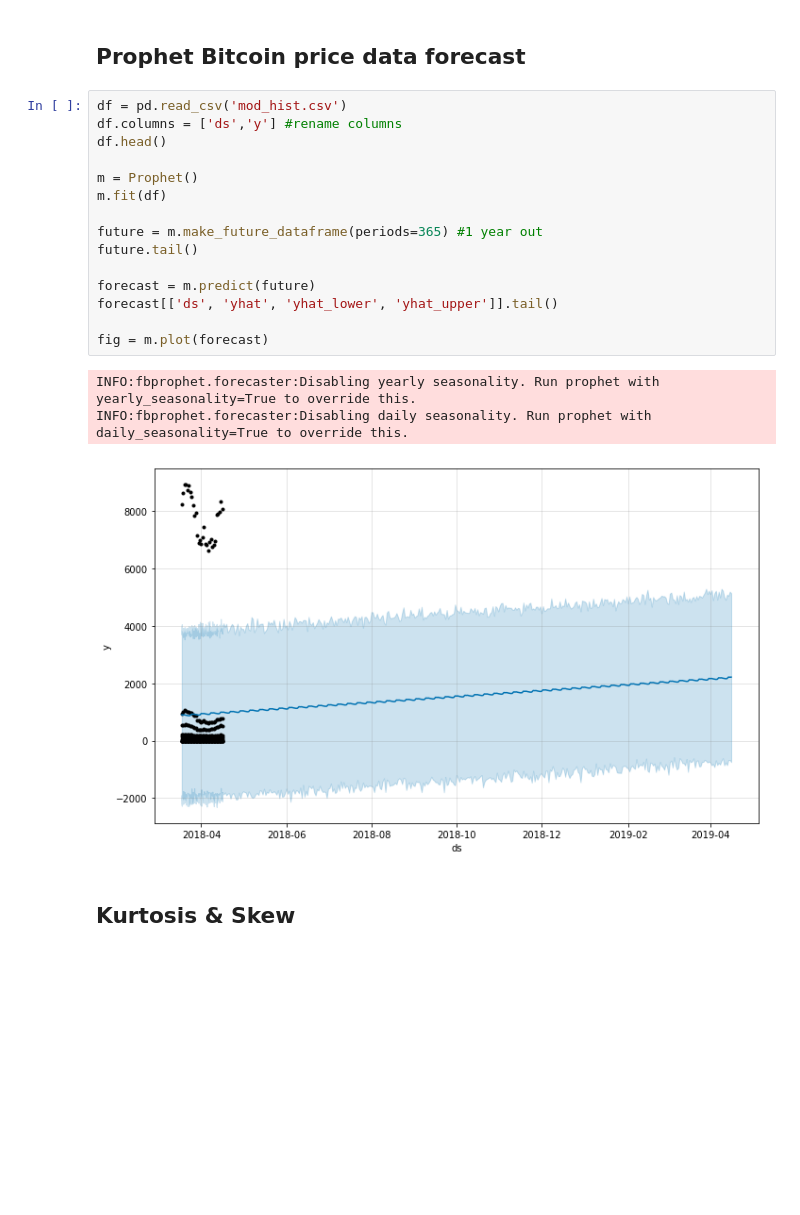
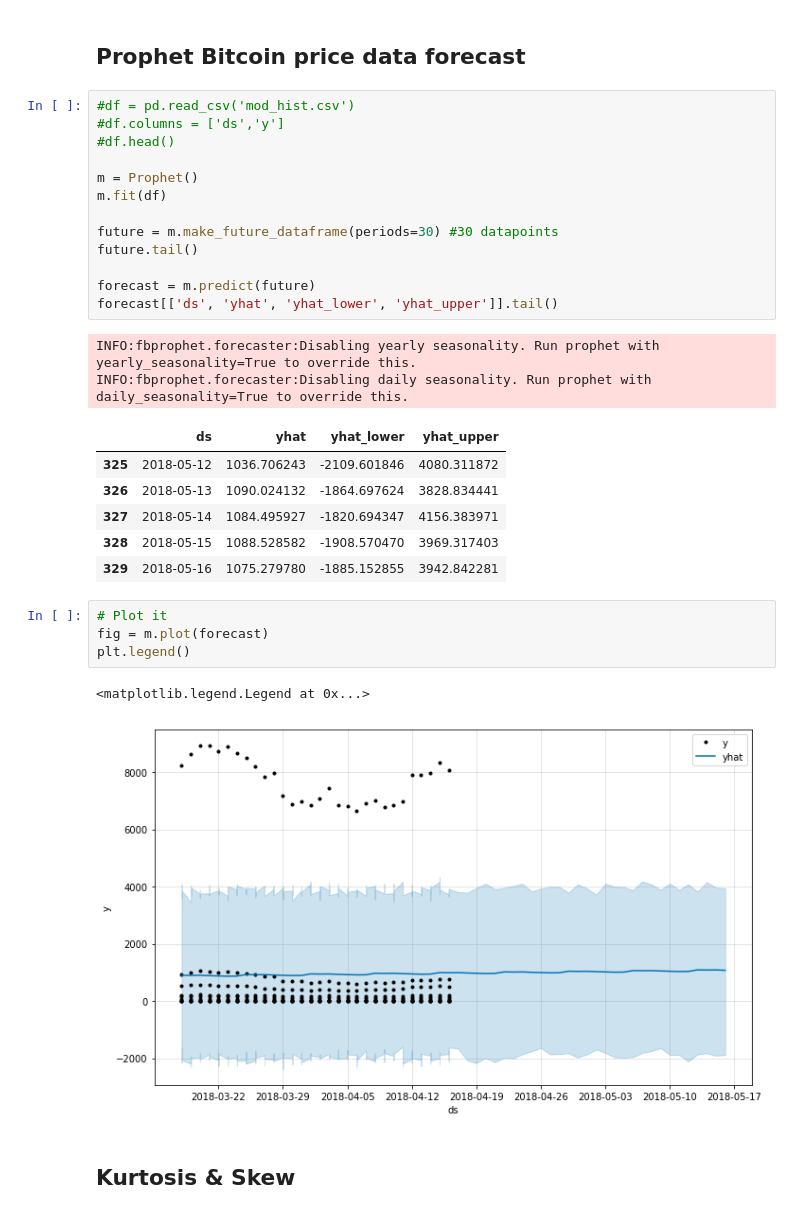
Before and after one commit to isatobo/it_prophet_quickstart, a Jupyter notebook: Notebook1.ipynb, the cells around one changed output. Drawn from its saved outputs; the diff is of its cells as text; blank space fills up the shorter version.

```diff
--- a/Notebook1.ipynb
+++ b/Notebook1.ipynb
@@ -39,24 +40,34 @@ plt.show()
 # %% [markdown]
 ## Prophet Bitcoin price data forecast
 # %%
-df = pd.read_csv('mod_hist.csv')
-df.columns = ['ds','y'] #rename columns
-df.head()
+#df = pd.read_csv('mod_hist.csv')
+#df.columns = ['ds','y']
+#df.head()
 
 m = Prophet()
 m.fit(df)
 
-future = m.make_future_dataframe(periods=365) #1 year out
+future = m.make_future_dataframe(periods=30) #30 datapoints
 future.tail()
 
 forecast = m.predict(future)
 forecast[['ds', 'yhat', 'yhat_lower', 'yhat_upper']].tail()
-
-fig = m.plot(forecast)
 # %% [output]
 INFO:fbprophet.forecaster:Disabling yearly seasonality. Run prophet with yearly_seasonality=True to override this.
 INFO:fbprophet.forecaster:Disabling daily seasonality. Run prophet with daily_seasonality=True to override this.
-[figure, removed]
+|  | ds | yhat | yhat_lower | yhat_upper |
+| 325 | 2018-05-12 | 1036.706243 | -2109.601846 | 4080.311872 |
+| 326 | 2018-05-13 | 1090.024132 | -1864.697624 | 3828.834441 |
+| 327 | 2018-05-14 | 1084.495927 | -1820.694347 | 4156.383971 |
+| 328 | 2018-05-15 | 1088.528582 | -1908.570470 | 3969.317403 |
+| 329 | 2018-05-16 | 1075.279780 | -1885.152855 | 3942.842281 |
+# %%
+# Plot it
+fig = m.plot(forecast)
+plt.legend()
+# %% [output]
+<matplotlib.legend.Legend at 0x...>
+[figure, added]
 # %% [markdown]
 ## Kurtosis & Skew
 # %%
```
Also changed, not shown: parts of 2 cells of this notebook.
